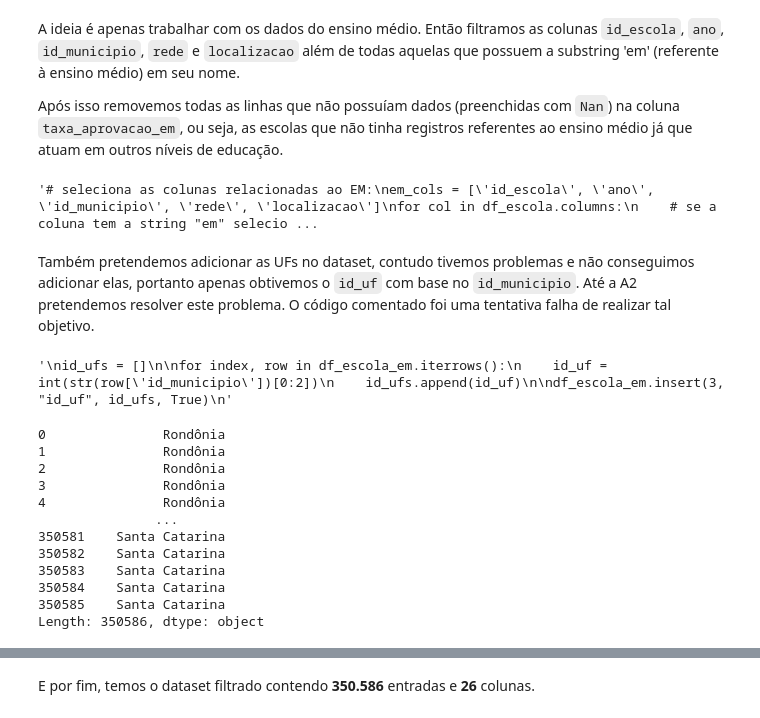
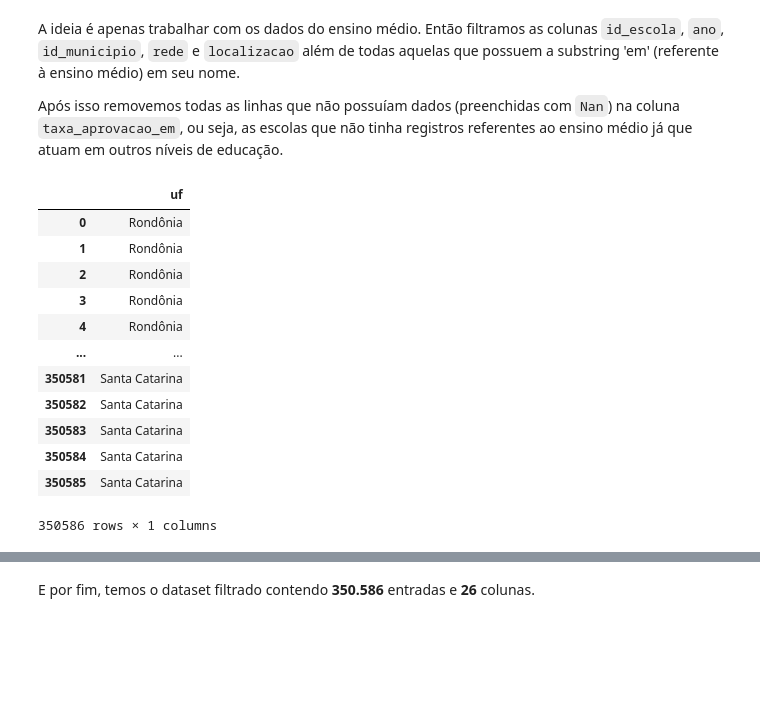
Before and after one commit to maisafraiz/projeto-amd, a Jupyter notebook: project.ipynb, the cells around one changed output, grey strips where cells are left out. Saved outputs shown, nothing was run; the diff lists cells and outputs as text; code cells hidden in the pictures; blank space fills up the shorter version.

```diff
--- a/project.ipynb
+++ b/project.ipynb
@@ -188,17 +206,20 @@ A ideia é apenas trabalhar com os dados do ensino médio. Então filtramos as c
 
 Após isso removemos todas as linhas que não possuíam dados (preenchidas com `Nan`) na coluna `taxa_aprovacao_em`, ou seja, as escolas que não tinha registros referentes ao ensino médio já que atuam em outros níveis de educação.
 # %%
-"""# seleciona as colunas relacionadas ao EM:
-em_cols = ['id_escola', 'ano', 'id_municipio', 'rede', 'localizacao']
-for col in df_escola.columns:
-    # se a coluna tem a string "em" seleciona ela
-    if "em" in col:
-        em_cols.append(col)
+# seleciona as colunas relacionadas ao EM (apenas as gerais, e não as separadas por ano)
+em_cols = ['id_escola', 'ano',
+           'id_municipio', 'rede', 'localizacao',
+           'atu_em', 'had_em', 'tdi_em',
+           'taxa_aprovacao_em', 'taxa_reprovacao_em', 'taxa_abandono_em',
+          'tnr_em', 'dsu_em', 'afd_em_grupo_1', 'afd_em_grupo_2', 'afd_em_grupo_3', 'afd_em_grupo_4', 'afd_em_grupo_5',
+          'ied_em_nivel_1', 'ied_em_nivel_2', 'ied_em_nivel_3', 'ied_em_nivel_4', 'ied_em_nivel_5', 'ied_em_nivel_6',
+           'icg_nivel_complexidade_gestao_escola']
 
 # redefine o dataset apenas com essas colunas
 df_escola_em = df_escola[em_cols]
 
 # remove as linhas que não tem dados do EM (consideramos que se não há taxa de aprovação, a escola não tem EM)
-df_escola_em = df_escola_em.dropna(subset=['taxa_aprovacao_em'])"""
+df_escola_em = df_escola_em.dropna(subset=['taxa_aprovacao_em'])
+
+# redefine o index do dataframe
+df_escola_em.index = range(df_escola_em.shape[0])
-# %% [output]
-'# seleciona as colunas relacionadas ao EM:\nem_cols = [\'id_escola\', \'ano\', \'id_municipio\', \'rede\', \'localizacao\']\nfor col in df_escola.columns:\n    # se a coluna tem a string "em" selecio ...
@@ -220,19 +226,5 @@ df_escola_em = df_escola_em.dropna(subset=['taxa_aprovacao_em'])
-# %% [markdown]
-Também pretendemos adicionar as UFs no dataset, contudo tivemos problemas e não conseguimos adicionar elas, portanto apenas obtivemos o `id_uf` com base no `id_municipio`. Até a A2 pretendemos resolver este problema. O código comentado foi uma tentativa falha de realizar tal objetivo.
-# %%
-# Código para adicionar o ID da UF
-"""
-id_ufs = []
-
-for index, row in df_escola_em.iterrows():
-    id_uf = int(str(row['id_municipio'])[0:2])
-    id_ufs.append(id_uf)
-
-df_escola_em.insert(3, "id_uf", id_ufs, True)
-"""
-# %% [output]
-'\nid_ufs = []\n\nfor index, row in df_escola_em.iterrows():\n    id_uf = int(str(row[\'id_municipio\'])[0:2])\n    id_ufs.append(id_uf)\n\ndf_escola_em.insert(3, "id_uf", id_ufs, True)\n'
 # %%
+~~~
 ufs = []
 
 for index, row in df_escola_em.iterrows():
@@ -245,18 +237,21 @@ for index, row in df_escola_em.iterrows():
 
 # transforma a lista em um objeto do tipo Series
 ufs = pd.Series(ufs)
-# %% [output]
-0               Rondônia
-1               Rondônia
-2               Rondônia
-3               Rondônia
-4               Rondônia
-               ...
-350581    Santa Catarina
-350582    Santa Catarina
-350583    Santa Catarina
-350584    Santa Catarina
-350585    Santa Catarina
-Length: 350586, dtype: object
+# %%
+ufs = pd.DataFrame(ufs, columns = ['uf'])
+# %% [output]
+|  | uf |
+| 0 | Rondônia |
+| 1 | Rondônia |
+| 2 | Rondônia |
+| 3 | Rondônia |
+| 4 | Rondônia |
+| ... | ... |
+| 350581 | Santa Catarina |
+| 350582 | Santa Catarina |
+| 350583 | Santa Catarina |
+| 350584 | Santa Catarina |
+| 350585 | Santa Catarina |
+350586 rows × 1 columns
 # %%
 # concatena os datasets
```
Also changed, not shown: parts of 11 cells of this notebook.
